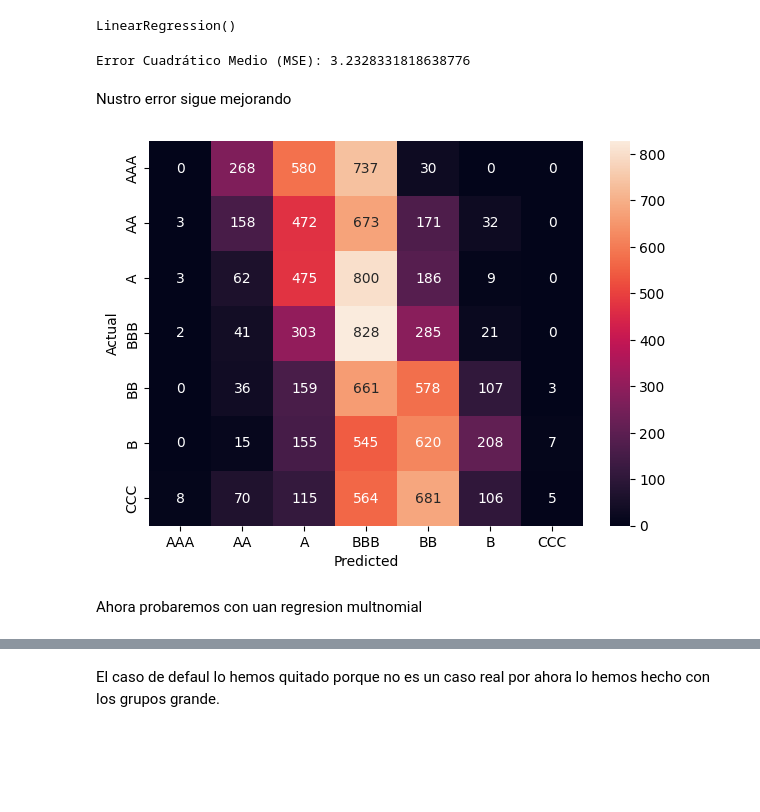
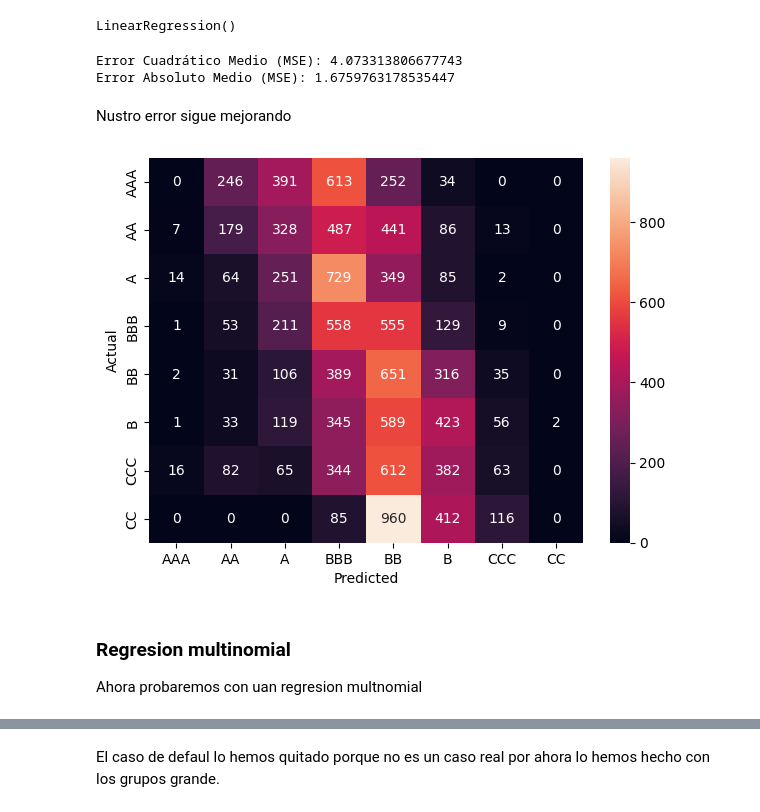
Before and after one commit to RubenPhy/rating_analisis, a Jupyter notebook: 4_modelo.ipynb, the cells around one changed output, grey strips where cells are left out. Cells and saved outputs as stored; diff of their text form; code cells hidden in the pictures; blank space fills up the shorter version.

```diff
--- a/4_modelo.ipynb
+++ b/4_modelo.ipynb
@@ -42,0 +55,4 @@ df_model
+# %%
+df_model = df[df['Rating_ordinal_group'] != dict_ratings_group['D']] # quitamos el caso de default
+del df
+df_model.head()
@@ -149,8 +165,8 @@ df_model[var_x]
 # %%
 for var in var_x:
-    # compute the median of the column va by Rating_group_ordinal
-    table_median = df_model.groupby('Rating_group_ordinal')[var].median()
-    #table_mean = df_model.groupby('Rating_group_ordinal')[var].mean()
+    # compute the median of the column va by Rating_ordinal_group
+    table_median = df_model.groupby('Rating_ordinal_group')[var].median()
+    #table_mean = df_model.groupby('Rating_ordinal_group')[var].mean()
 
     list_clasifier =list(table_median.values)
     df_model.loc[:,var+'_predicted'] =  [clasificar_valor(valor, list_clasifier) for valor in df_model[var]]
@@ -249,7 +219,7 @@ Vemos que hemos mejorado bastante usando una combinación de varias pero  tampoc
 ### Modelo de regresion  lineal para todas las varaibels
 # %%
 X = df_model[var_x]  # Tu variable independiente, en este caso la variable
-y = np.array(df_model['Rating_group_ordinal'])  # Tu variable dependiente, ya codificada de 1 a 8 # convert the column 'Rating_group_ordinal' into an array
+y = np.array(df_model['Rating_ordinal_group'])  # Tu variable dependiente, ya codificada de 1 a 8 # convert the column 'Rating_ordinal_group' into an array
 # %%
 # Dividir los datos en conjuntos de entrenamiento y prueba
 X_train, X_test, y_train, y_test = train_test_split(X, y, test_size=0.2, random_state=42)
@@ -267,26 +238,33 @@ y_pred_rounded = np.round(y_pred, decimals=0)
 # %%
 mse = mean_squared_error(y_test, y_pred)
 print(f"Error Cuadrático Medio (MSE): {mse}")
+
+mae = mean_absolute_error(y_test, y_pred)
+print(f"Error Absoluto Medio (MSE): {mae}")
 # %% [output]
-Error Cuadrático Medio (MSE): 3.2328331818638776
+Error Cuadrático Medio (MSE): 4.073313806677743
+Error Absoluto Medio (MSE): 1.6759763178535447
 # %% [markdown]
 Nustro error sigue mejorando
+# %%
+rating_order_group_ = rating_order_group.copy()
+rating_order_group_.remove('D')
 # %%
-All_rating_order_group = ['AAA','AA','A','BBB','BB','B','CCC']
-
 cm = confusion_matrix(y_test, y_pred_rounded)
 plt.figure(figsize=(7, 5))
 sns.heatmap(cm, annot=True, fmt="d")
 # usa All_rating_order_group como ticks en el eje x e y
-plt.xticks(ticks=np.arange(7)+0.5, labels=All_rating_order_group)
-plt.yticks(ticks=np.arange(7)+0.5, labels=All_rating_order_group)
+ticks = np.arange(len(rating_order_group_))+0.5
+plt.xticks(ticks=ticks, labels=rating_order_group_)
+plt.yticks(ticks=ticks, labels=rating_order_group_)
 
 plt.xlabel('Predicted')
 plt.ylabel('Actual')
 plt.show()
 # %% [output]
-[figure, old version]
+[figure, new version]
 # %% [markdown]
+### Regresion multinomial
 Ahora probaremos con uan regresion multnomial
 # %%
 # Crear un modelo de regresión polinomial
```
Also changed, not shown: parts of 50 cells of this notebook, 5 other files.
